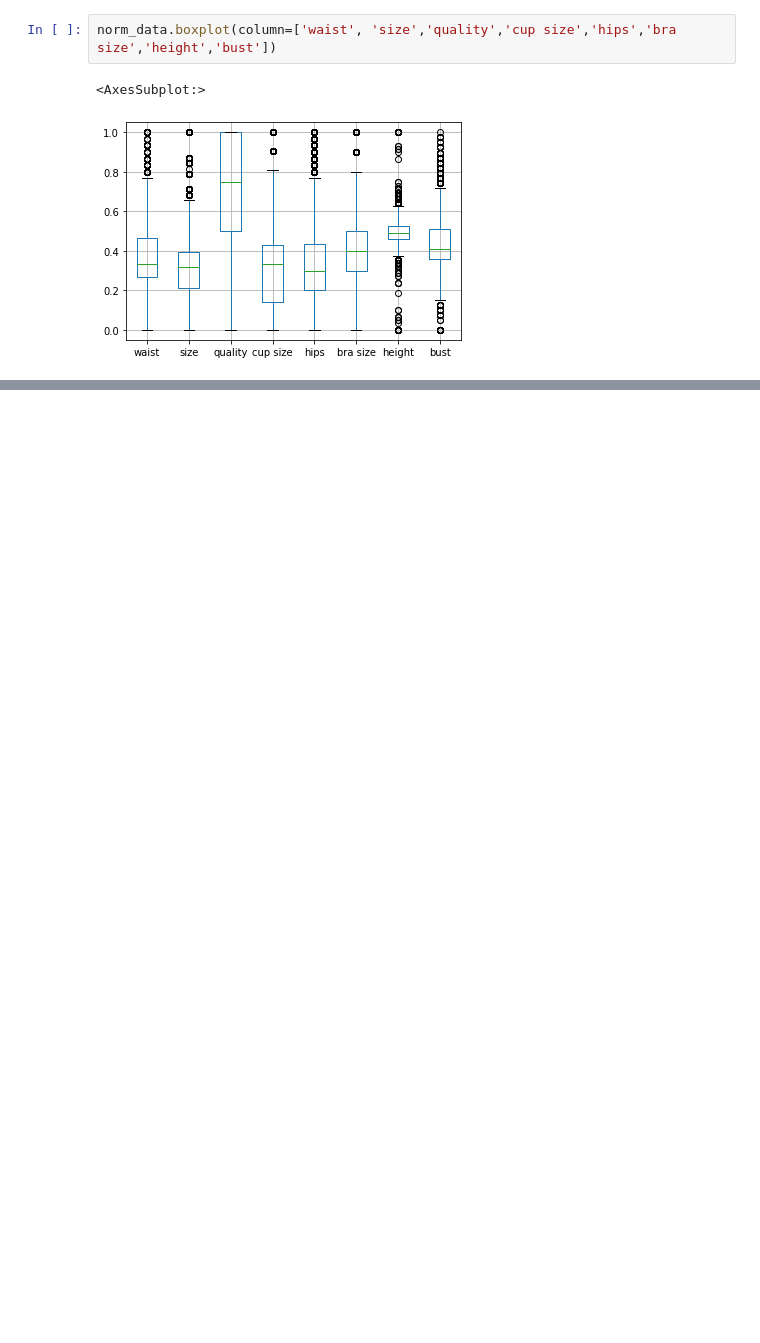
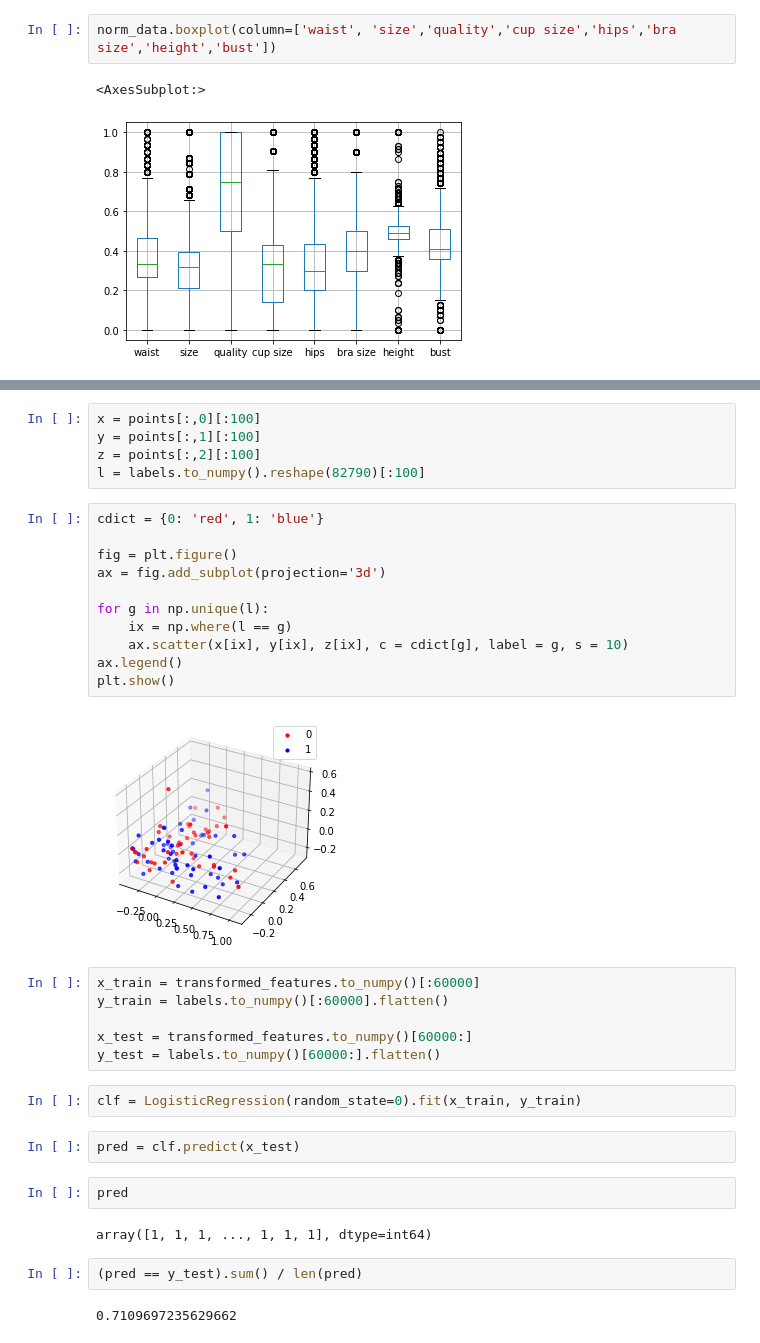
Before and after one commit to QuanlingZhao/CSE258Assignment2, a Jupyter notebook: data_clean.ipynb, the cells around one changed output, grey strips where cells are left out. Cells and saved outputs as stored; diff of their text form; blank space fills up the shorter version.

```diff
--- a/data_clean.ipynb
+++ b/data_clean.ipynb
@@ -73,0 +160,36 @@ norm_data.boxplot(column=['waist', 'size','quality','cup size','hips','bra size'
+# %%
+x = points[:,0][:100]
+y = points[:,1][:100]
+z = points[:,2][:100]
+l = labels.to_numpy().reshape(82790)[:100]
+# %%
+cdict = {0: 'red', 1: 'blue'}
+
+fig = plt.figure()
+ax = fig.add_subplot(projection='3d')
+
+for g in np.unique(l):
+    ix = np.where(l == g)
+    ax.scatter(x[ix], y[ix], z[ix], c = cdict[g], label = g, s = 10)
+ax.legend()
+plt.show()
+# %% [output]
+[figure, added]
+# %%
+x_train = transformed_features.to_numpy()[:60000]
+y_train = labels.to_numpy()[:60000].flatten()
+
+x_test = transformed_features.to_numpy()[60000:]
+y_test = labels.to_numpy()[60000:].flatten()
+# %%
+clf = LogisticRegression(random_state=0).fit(x_train, y_train)
+# %%
+pred = clf.predict(x_test)
+# %%
+pred
+# %% [output]
+array([1, 1, 1, ..., 1, 1, 1], dtype=int64)
+# %%
+(pred == y_test).sum() / len(pred)
+# %% [output]
+0.7109697235629662
```
Also changed, not shown: parts of 21 cells of this notebook, 4 other files.
